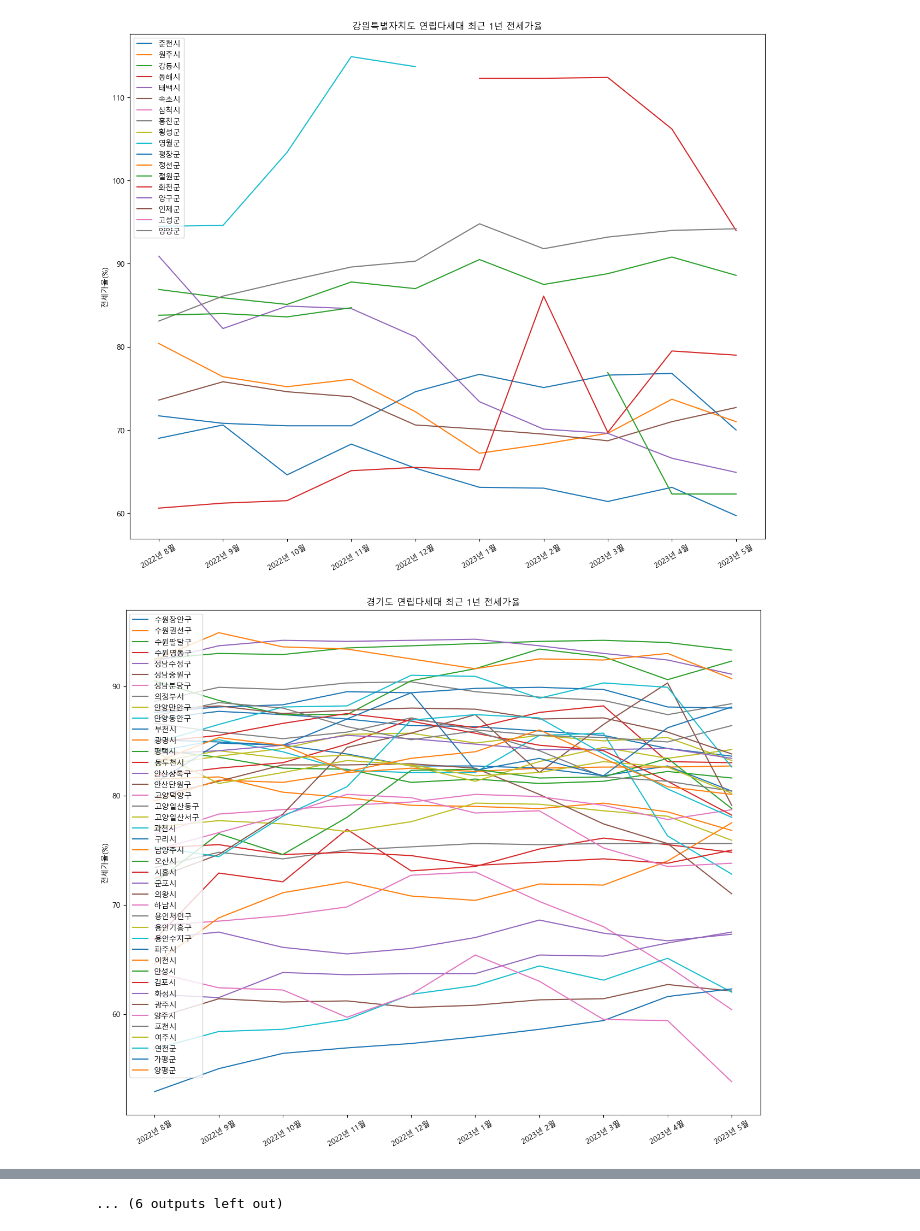
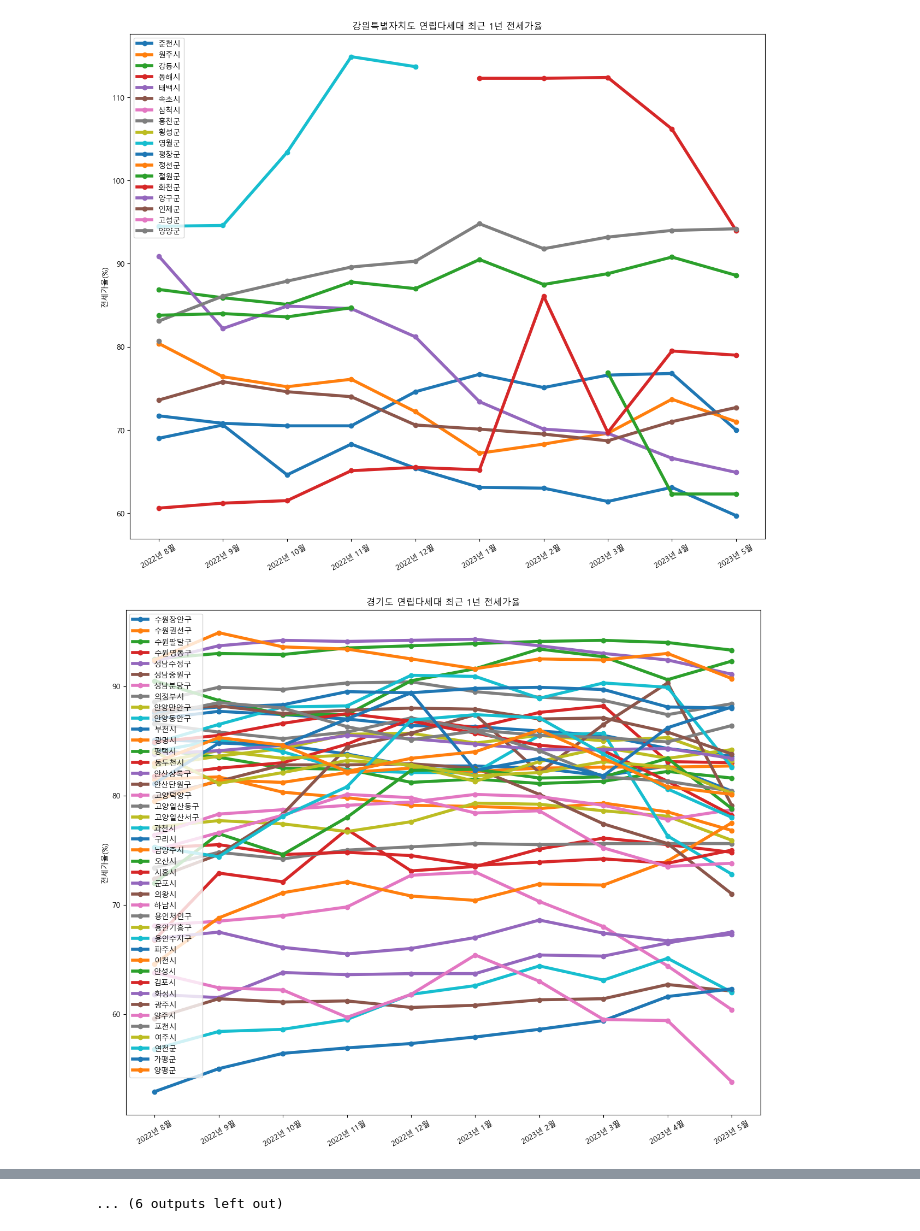
Before and after one commit to jhyunwoo/statistics-poster, a Jupyter notebook: 전세가율_연립다세대_최근1년.ipynb, the cells around one changed output, grey strips where cells are left out. Saved outputs shown, nothing was run; the diff lists cells and outputs as text; code cells hidden in the pictures.

```diff
--- a/전세가율_연립다세대_최근1년.ipynb
+++ b/전세가율_연립다세대_최근1년.ipynb
@@ -20,7 +20,7 @@ for i in area_list:
     plt.figure(figsize=(15, 12))
 
     for j in csv_data.columns:
-        plt.plot(csv_data[j], label=j)
+        plt.plot(csv_data[j], label=j, linewidth="4", marker="o")
 
     plt.title(i+" "+title)
     plt.ylabel(count)
@@ -34,2 +34,2 @@ for i in area_list:
-[figure, old version]
+[figure, new version]
-[figure, old version]
+[figure, new version]
```
Also changed, not shown: parts of 1 cell of this notebook, 46 other files.
